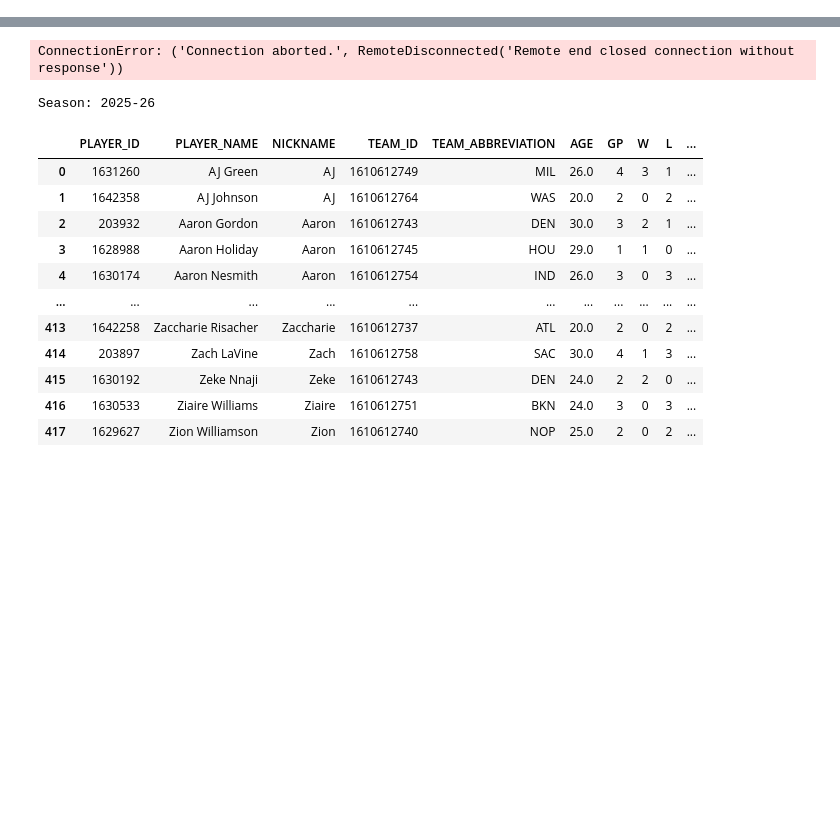
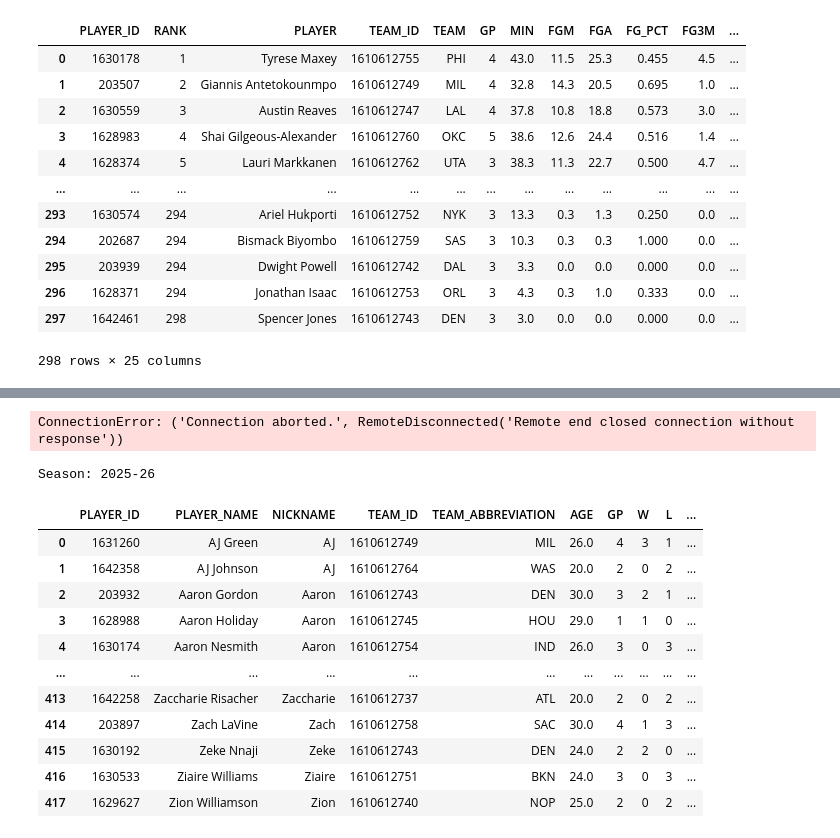
Before and after one commit to KrishalDhungana/NBABrain, a Jupyter notebook: notebooks/data_retrieval.ipynb, the cells around one changed output, grey strips where cells are left out. Cells and saved outputs as stored; diff of their text form; code cells hidden in the pictures; blank space fills up the shorter version.

Commit message:
finished fetching all relevant player data and calculated per-category and overall ratings

```diff
--- a/notebooks/data_retrieval.ipynb
+++ b/notebooks/data_retrieval.ipynb
@@ -7,0 +47,6 @@ Per-Player:
+# %%
+from nba_api.stats.endpoints import leaguedashplayerstats
+import pandas as pd
+pd.set_option('display.max_columns', None)
+player_pergame_advanced_stats = leaguedashplayerstats.LeagueDashPlayerStats(season_type_all_star="Regular Season", per_mode_detailed="Per100Possessions", measure_type_detailed_defense="Advanced")
+player_pergame_advanced_stats.get_data_frames()[0]
@@ -7,0 +375,19 @@ Per-Player:
+# %%
+from nba_api.stats.endpoints import leagueleaders
+player_ppg_stats = leagueleaders.LeagueLeaders(season_type_all_star="Regular Season", per_mode48="PerGame")
+player_ppg_stats_df = player_ppg_stats.get_data_frames()[0] # missing 'BLKA', 'PF', 'PFD', 'PLUS_MINUS', 'NBA_FANTASY_PTS'
+player_ppg_stats_df
+# %% [output]
+|  | PLAYER_ID | RANK | PLAYER | TEAM_ID | TEAM | GP | MIN | FGM | FGA | FG_PCT | FG3M | ... |
+| 0 | 1630178 | 1 | Tyrese Maxey | 1610612755 | PHI | 4 | 43.0 | 11.5 | 25.3 | 0.455 | 4.5 | ... |
+| 1 | 203507 | 2 | Giannis Antetokounmpo | 1610612749 | MIL | 4 | 32.8 | 14.3 | 20.5 | 0.695 | 1.0 | ... |
+| 2 | 1630559 | 3 | Austin Reaves | 1610612747 | LAL | 4 | 37.8 | 10.8 | 18.8 | 0.573 | 3.0 | ... |
+| 3 | 1628983 | 4 | Shai Gilgeous-Alexander | 1610612760 | OKC | 5 | 38.6 | 12.6 | 24.4 | 0.516 | 1.4 | ... |
+| 4 | 1628374 | 5 | Lauri Markkanen | 1610612762 | UTA | 3 | 38.3 | 11.3 | 22.7 | 0.500 | 4.7 | ... |
+| ... | ... | ... | ... | ... | ... | ... | ... | ... | ... | ... | ... | ... |
+| 293 | 1630574 | 294 | Ariel Hukporti | 1610612752 | NYK | 3 | 13.3 | 0.3 | 1.3 | 0.250 | 0.0 | ... |
+| 294 | 202687 | 294 | Bismack Biyombo | 1610612759 | SAS | 3 | 10.3 | 0.3 | 0.3 | 1.000 | 0.0 | ... |
+| 295 | 203939 | 294 | Dwight Powell | 1610612742 | DAL | 3 | 3.3 | 0.0 | 0.0 | 0.000 | 0.0 | ... |
+| 296 | 1628371 | 294 | Jonathan Isaac | 1610612753 | ORL | 3 | 4.3 | 0.3 | 1.0 | 0.333 | 0.0 | ... |
+| 297 | 1642461 | 298 | Spencer Jones | 1610612743 | DEN | 3 | 3.0 | 0.0 | 0.0 | 0.000 | 0.0 | ... |
+298 rows × 25 columns
```
Also changed, not shown: parts of 10 cells of this notebook, 19 other files.
